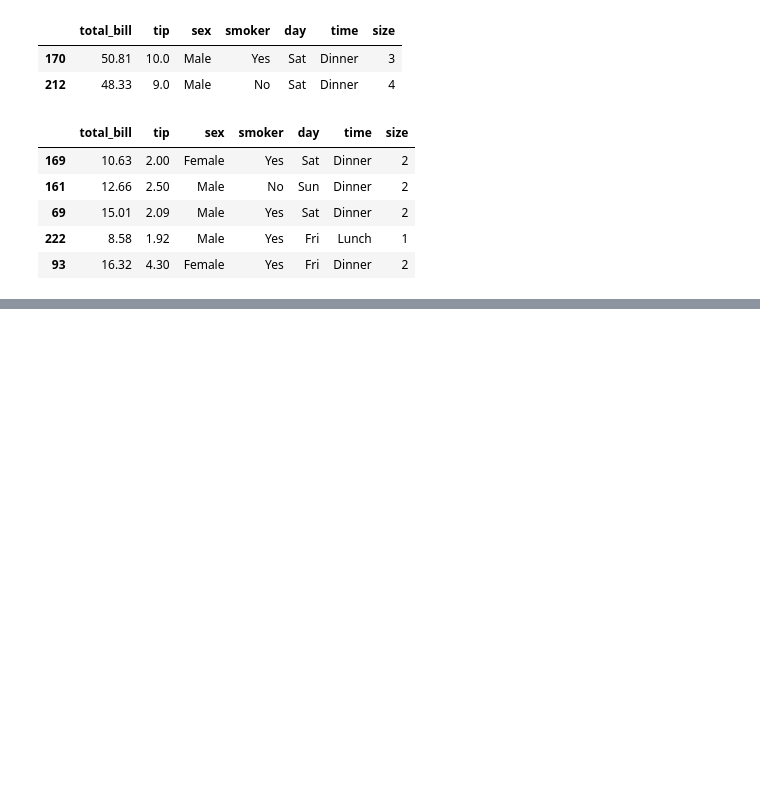
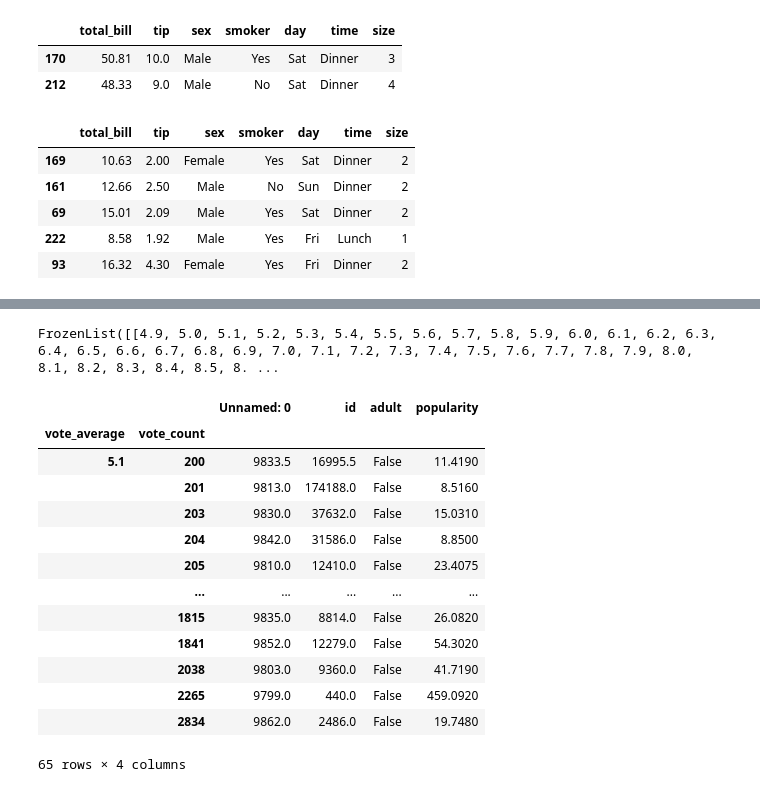
Before and after one commit to pawel9009/ML, a Jupyter notebook: notebooks/pandas.ipynb, the cells around one changed output, grey strips where cells are left out. Saved outputs shown, nothing was run; the diff lists cells and outputs as text; code cells hidden in the pictures; blank space fills up the shorter version.

```diff
--- a/notebooks/pandas.ipynb
+++ b/notebooks/pandas.ipynb
@@ -319,0 +404,23 @@ df.sample(frac=0.2)
+# %%
+vote = df.groupby(['vote_average', 'vote_count']).mean()
+# %%
+vote.index.levels
+# %% [output]
+FrozenList([[4.9, 5.0, 5.1, 5.2, 5.3, 5.4, 5.5, 5.6, 5.7, 5.8, 5.9, 6.0, 6.1, 6.2, 6.3, 6.4, 6.5, 6.6, 6.7, 6.8, 6.9, 7.0, 7.1, 7.2, 7.3, 7.4, 7.5, 7.6, 7.7, 7.8, 7.9, 8.0, 8.1, 8.2, 8.3, 8.4, 8.5, 8. ...
+# %%
+vote.loc[[5.1]]
+# %% [output]
+|  |  | Unnamed: 0 | id | adult | popularity |
+| vote_average | vote_count |  |  |  |  |
+| 5.1 | 200 | 9833.5 | 16995.5 | False | 11.4190 |
+|  | 201 | 9813.0 | 174188.0 | False | 8.5160 |
+|  | 203 | 9830.0 | 37632.0 | False | 15.0310 |
+|  | 204 | 9842.0 | 31586.0 | False | 8.8500 |
+|  | 205 | 9810.0 | 12410.0 | False | 23.4075 |
+|  | ... | ... | ... | ... | ... |
+|  | 1815 | 9835.0 | 8814.0 | False | 26.0820 |
+|  | 1841 | 9852.0 | 12279.0 | False | 54.3020 |
+|  | 2038 | 9803.0 | 9360.0 | False | 41.7190 |
+|  | 2265 | 9799.0 | 440.0 | False | 459.0920 |
+|  | 2834 | 9862.0 | 2486.0 | False | 19.7480 |
+65 rows × 4 columns
```
Also changed, not shown: parts of 27 cells of this notebook.
